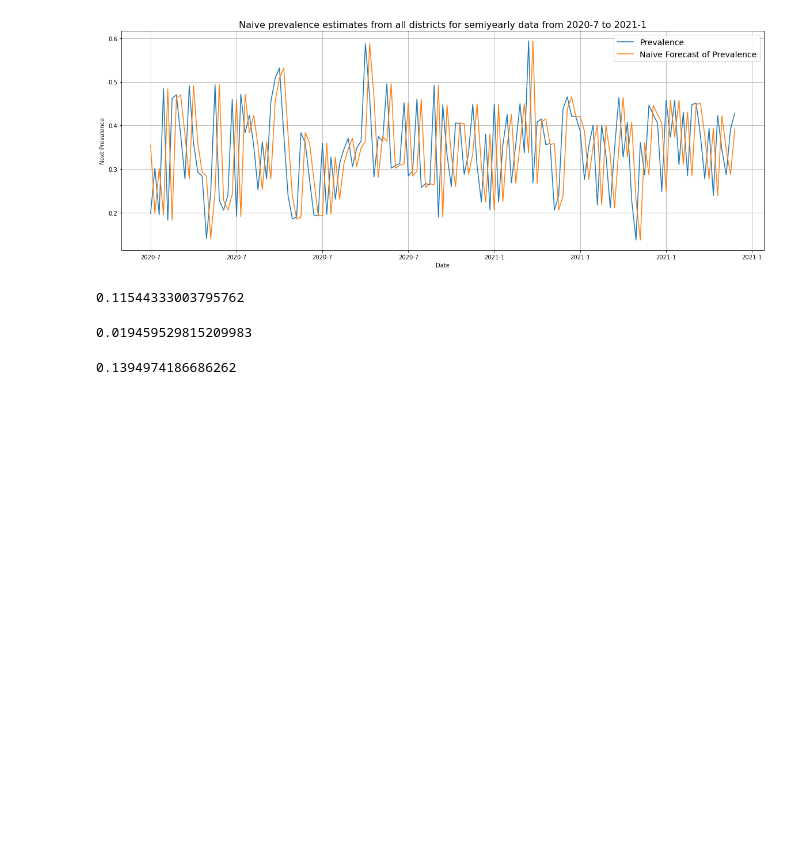
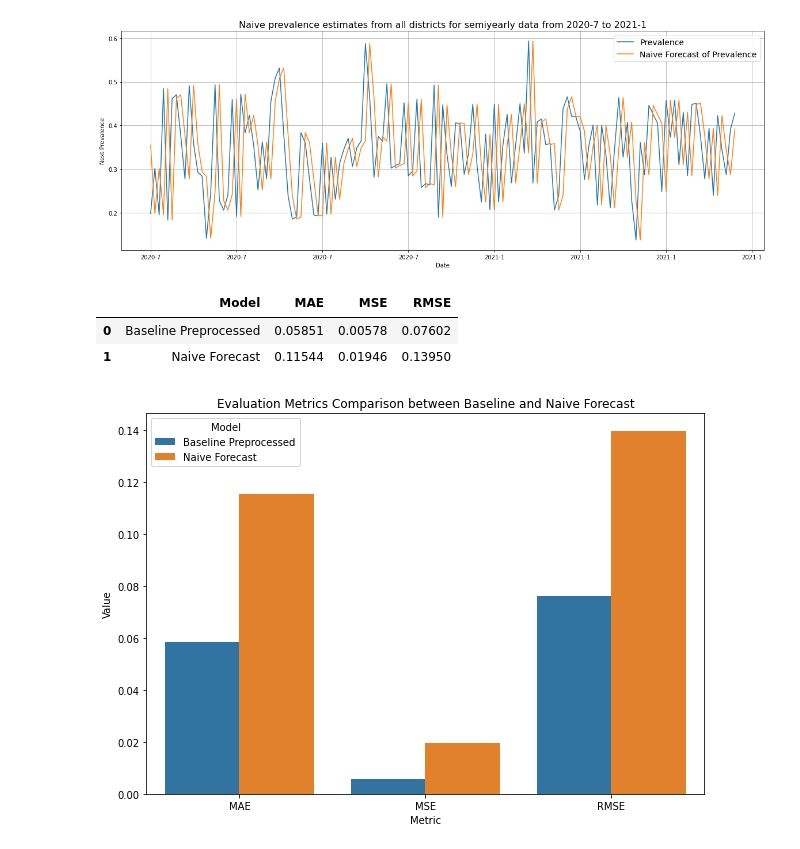
Before and after one commit to LeanderHuyghe/Wasting_Prediction, a Jupyter notebook: Visualisation and Naive Forecast.ipynb, the cells around one changed output. Saved outputs shown, nothing was run; the diff lists cells and outputs as text; code cells hidden in the pictures; blank space fills up the shorter version.

Commit message:
Visualisation of results + Naive Forecast

```diff
--- a/Visualisation and Naive Forecast.ipynb
+++ b/Visualisation and Naive Forecast.ipynb
@@ -150,16 +147,30 @@ plt.xticks(np.arange(0,160,step=20),labels=["2020-7", "2020-7", "2020-7", "2020-
 from sklearn.metrics import mean_absolute_error, mean_squared_error
 # %%
 # MAE
-mean_absolute_error(y_true=ytest[1:], y_pred=naive_forecast)
+baseline_prep_mae = mean_absolute_error(y_true=ytest, y_pred=predictions)
+naive_mae = mean_absolute_error(y_true=ytest[1:], y_pred=naive_forecast)
-# %% [output]
-0.11544333003795762
 # %%
 # MSE
-mean_squared_error(y_true=ytest[1:], y_pred=naive_forecast)
+baseline_prep_mse = mean_squared_error(y_true=ytest, y_pred=predictions)
+naive_mse = mean_squared_error(y_true=ytest[1:], y_pred=naive_forecast)
-# %% [output]
-0.019459529815209983
 # %%
 # RMSE
-np.sqrt(mean_squared_error(y_true=ytest[1:], y_pred=naive_forecast))
+baseline_prep_rmse = np.sqrt(mean_squared_error(y_true=ytest, y_pred=predictions))
+naive_rmse = np.sqrt(mean_squared_error(y_true=ytest[1:], y_pred=naive_forecast))
-# %% [output]
-0.1394974186686262
+# %%
+results_df = pd.DataFrame({"Model":["Baseline Preprocessed", "Naive Forecast"], "MAE":[baseline_prep_mae, naive_mae],
+              "MSE":[baseline_prep_mse, naive_mse], "RMSE":[baseline_prep_rmse, naive_rmse]})
+results_df
+# %% [output]
+|  | Model | MAE | MSE | RMSE |
+| 0 | Baseline Preprocessed | 0.05851 | 0.00578 | 0.07602 |
+| 1 | Naive Forecast | 0.11544 | 0.01946 | 0.13950 |
+# %%
+results_df = pd.DataFrame({"Model":["Baseline Preprocessed", "Naive Forecast", "Baseline Preprocessed", "Naive Forecast", "Baseline Preprocessed", "Naive Forecast"], "Metric":["MAE", "MAE", "MSE", "MSE", "RMSE", "RMSE"],
+              "Value":[baseline_prep_mae, naive_mae, baseline_prep_mse, naive_mse, baseline_prep_rmse, naive_rmse]})
+
+plt.figure(figsize=(10,7))
+plt.title("Evaluation Metrics Comparison between Baseline and Naive Forecast")
+sns.barplot(results_df, x="Metric", y="Value", hue="Model");
+# %% [output]
+[figure, added]
```
Also changed, not shown: parts of 1 cell of this notebook.
